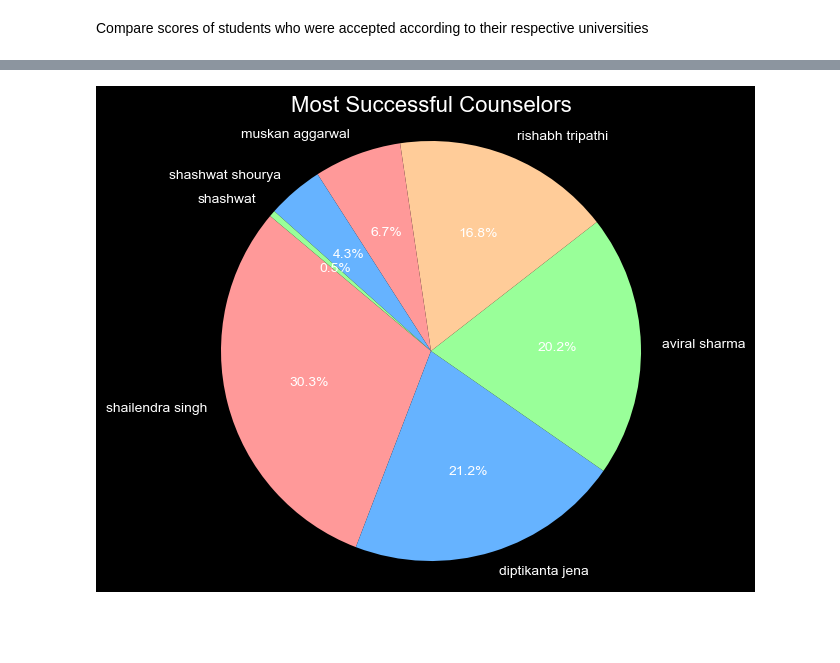
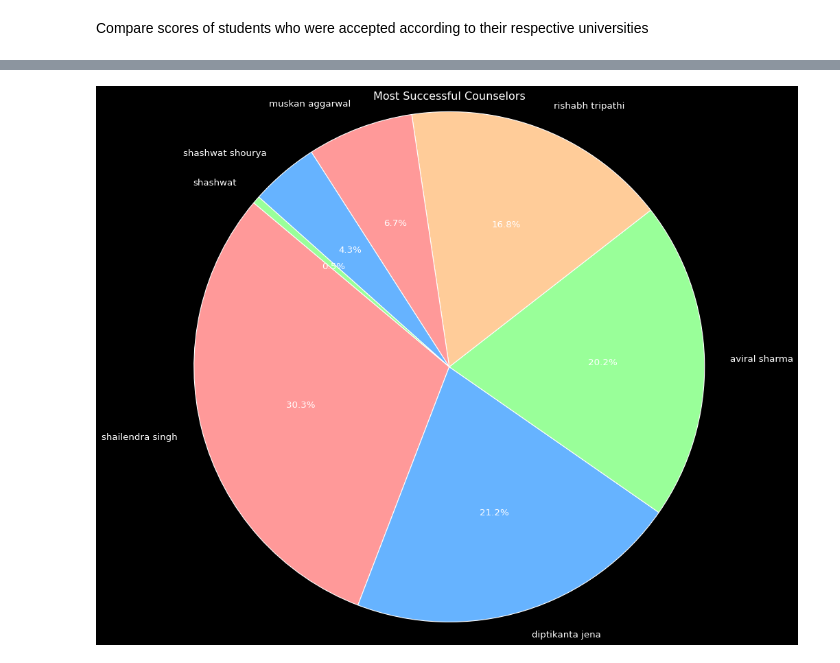
Before and after one commit to edwinEldhose404/USPathwayAnalysis, a Jupyter notebook: eda.ipynb, the cells around one changed output, grey strips where cells are left out. Drawn from its saved outputs; the diff is of its cells as text; code cells hidden in the pictures; blank space fills up the shorter version.

```diff
--- a/eda.ipynb
+++ b/eda.ipynb
@@ -3,7 +3,7 @@ import pandas as pd
 import numpy as np
 import matplotlib.pyplot as plt
 
-df = pd.read_excel('output_file.xlsx',index_col=0)
+df = pd.read_excel('output.xlsx',index_col=0)
 # %%
 %matplotlib inline
 plt.style.use('dark_background')
@@ -58,7 +58,7 @@ Index(['Candidate Name', 'Counselor Name', 'Block Amount Received Date',
 Popularly Chosen Schools
 # %%
 
-plt.style.use('classic')
+# plt.style.use('classic')
 
 checkcol = ['U1Choice of School #1', 'U2Choice of School #2', 'U3Choice of School #3']
 
@@ -80,7 +80,6 @@ plt.figure(figsize=(11, 4))
 truncated_labels = [label[:35] for label in filterd_uni_val_counts.index]
 plt.stem(truncated_labels, filterd_uni_val_counts)
 
-# plt.bar(filterd_uni_val_counts.index,filterd_uni_val_counts)
 
 plt.xlabel('Universities')
 plt.ylabel('Counts')
@@ -331,15 +251,13 @@ Name: Work Exp., dtype: float64
 # %%
 filtered_df = df[df['noopt'] == 1]
 
-# Count occurrences of each counselor's name
 counselor_counts = filtered_df['Counselor Name'].value_counts()
 
-# Plot the counts as a pie chart
-plt.figure(figsize=(8, 6))
+plt.figure(figsize=(12, 12))
 plt.pie(counselor_counts, labels=counselor_counts.index, autopct='%1.1f%%', startangle=140, colors=['#ff9999','#66b3ff','#99ff99','#ffcc99'])
 
 plt.title('Most Successful Counselors')
-plt.axis('equal')  # Equal aspect ratio ensures the pie chart is circular.
+plt.axis('equal')
 plt.show()
 # %% [output]
-[figure, old version]
+[figure, new version]
```
Also changed, not shown: parts of 12 cells of this notebook, 7 other files.
